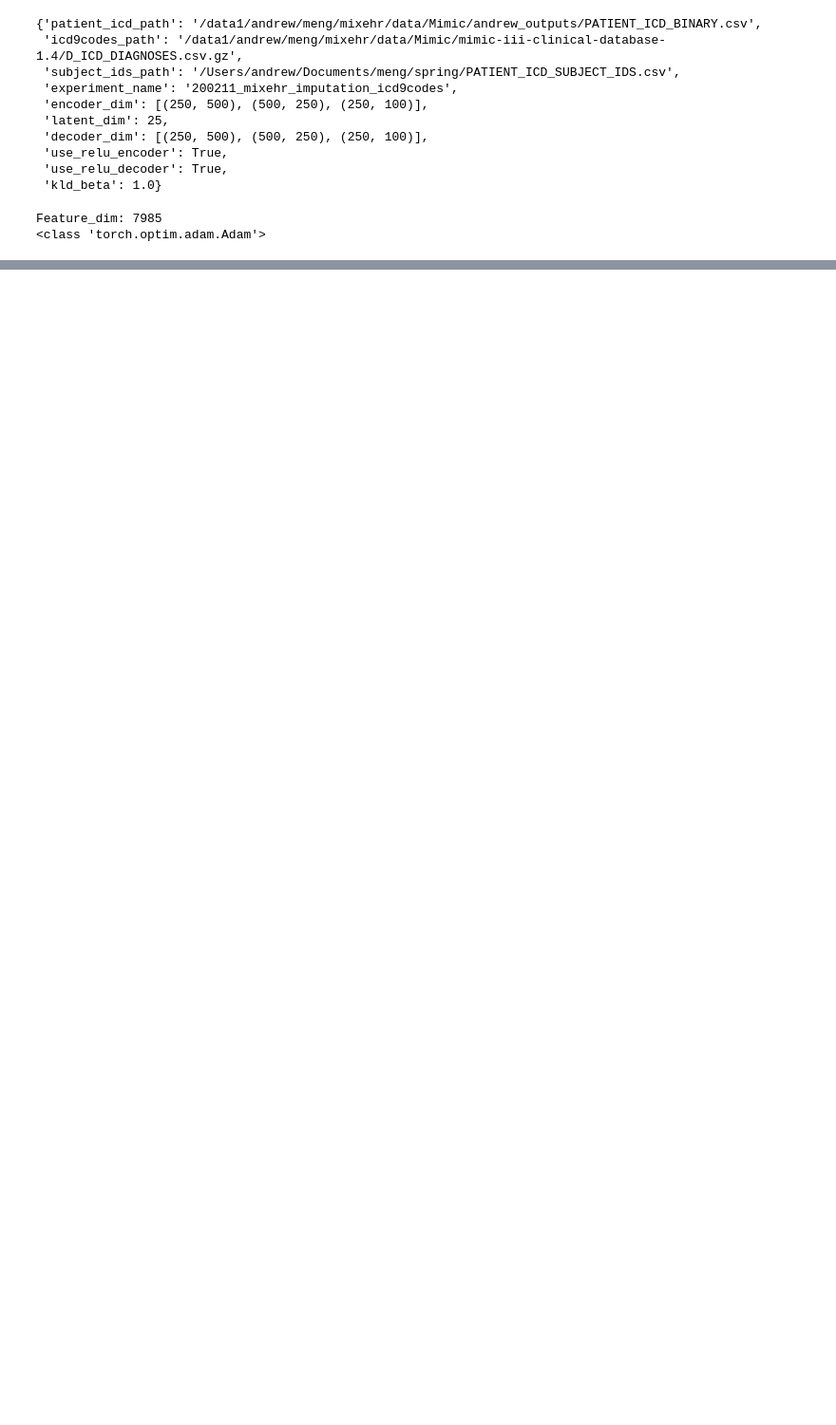
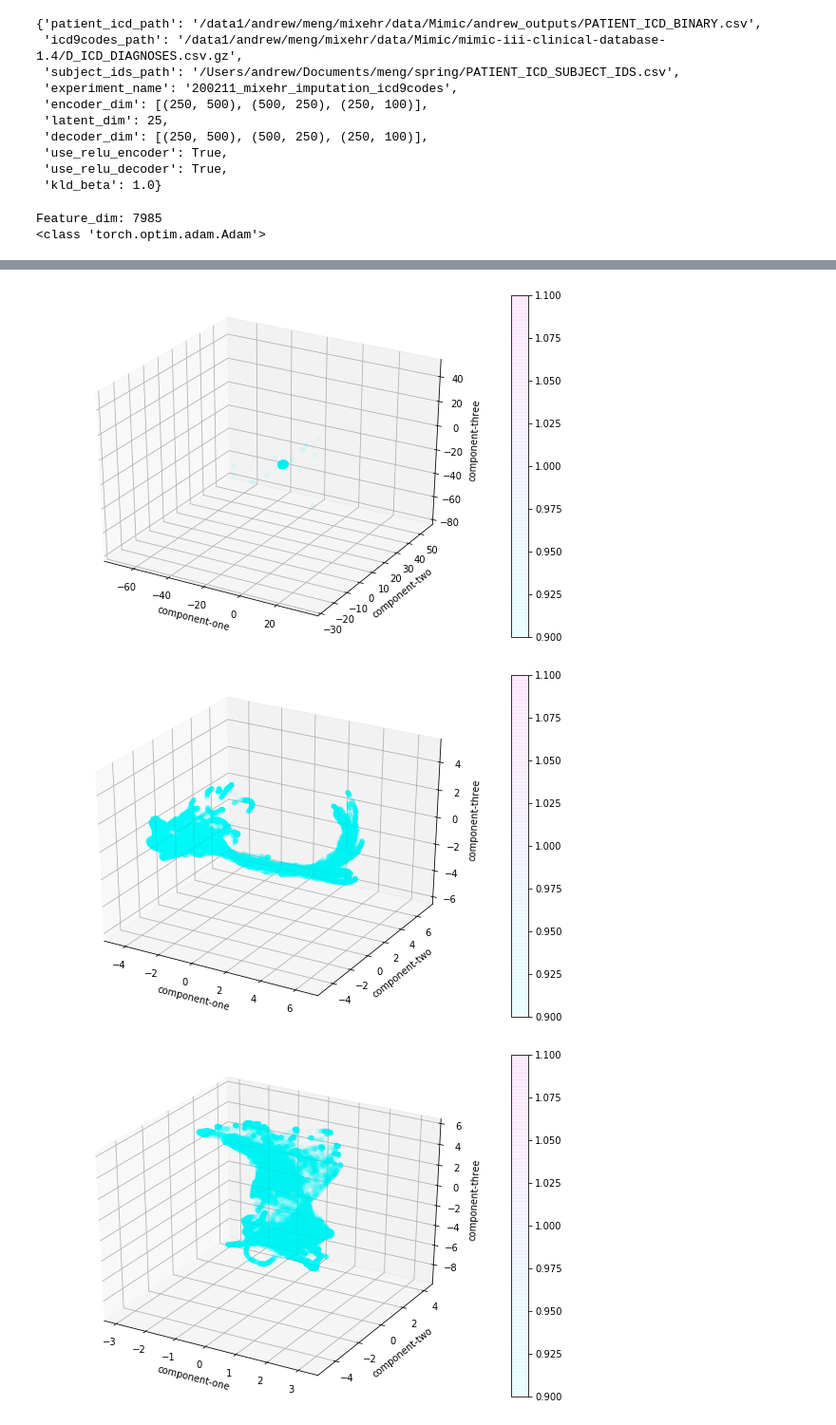
Before and after one commit to ashea2nd/VAE-EHR, a Jupyter notebook: experiments/200210_mixehr_imputation/vae_experiment_mixehr_imputation_icd9codes.ipynb, the cells around one changed output, grey strips where cells are left out. Shown at 95% size. Cells and saved outputs as stored; diff of their text form; code cells hidden in the pictures; blank space fills up the shorter version.

```diff
--- a/experiments/200210_mixehr_imputation/vae_experiment_mixehr_imputation_icd9codes.ipynb
+++ b/experiments/200210_mixehr_imputation/vae_experiment_mixehr_imputation_icd9codes.ipynb
@@ -125,3 +142,29 @@ TypeError: 'NoneType' object is not iterable
+# %%
+X_umap_3d = visualizer.umap_embedding(latent.cpu().detach().numpy(), n_components=3)
+mean_umap_3d = visualizer.umap_embedding(means.cpu().detach().numpy(), n_components=3)
+var_umap_3d = visualizer.umap_embedding(var.cpu().detach().numpy(), n_components=3)
+# %%
+visualizer.plot3d(
+    X=X_umap_3d,
+    filename="Patient_Clusters_3D_exp_{}_epoch_{}{}".format(experiment_name, epoch, "_everyone"),
+    colors=[1 for i in range(X_umap_3d.shape[0])],
+)
+
+visualizer.plot3d(
+    X=mean_umap_3d,
+    filename="Patient_Clusters_3D_exp_{}_epoch_{}{}".format(experiment_name, epoch, "_everyone_means"),
+    colors=[1 for i in range(X_umap_3d.shape[0])],
+)
+
+visualizer.plot3d(
+    X=var_umap_3d,
+    filename="Patient_Clusters_3D_exp_{}_epoch_{}{}".format(experiment_name, epoch, "_everyone_vars"),
+    colors=[1 for i in range(X_umap_3d.shape[0])],
+)
+# %% [output]
+[figure, added]
+[figure, added]
+[figure, added]
 # %%
 # ###Additional Visualizations
 # baby_keywords = ['congenital', 'infant', 'newborn', 'neonatal', 'born', 'birth']
```
Also changed, not shown: parts of 10 cells of this notebook, 20 other files.
